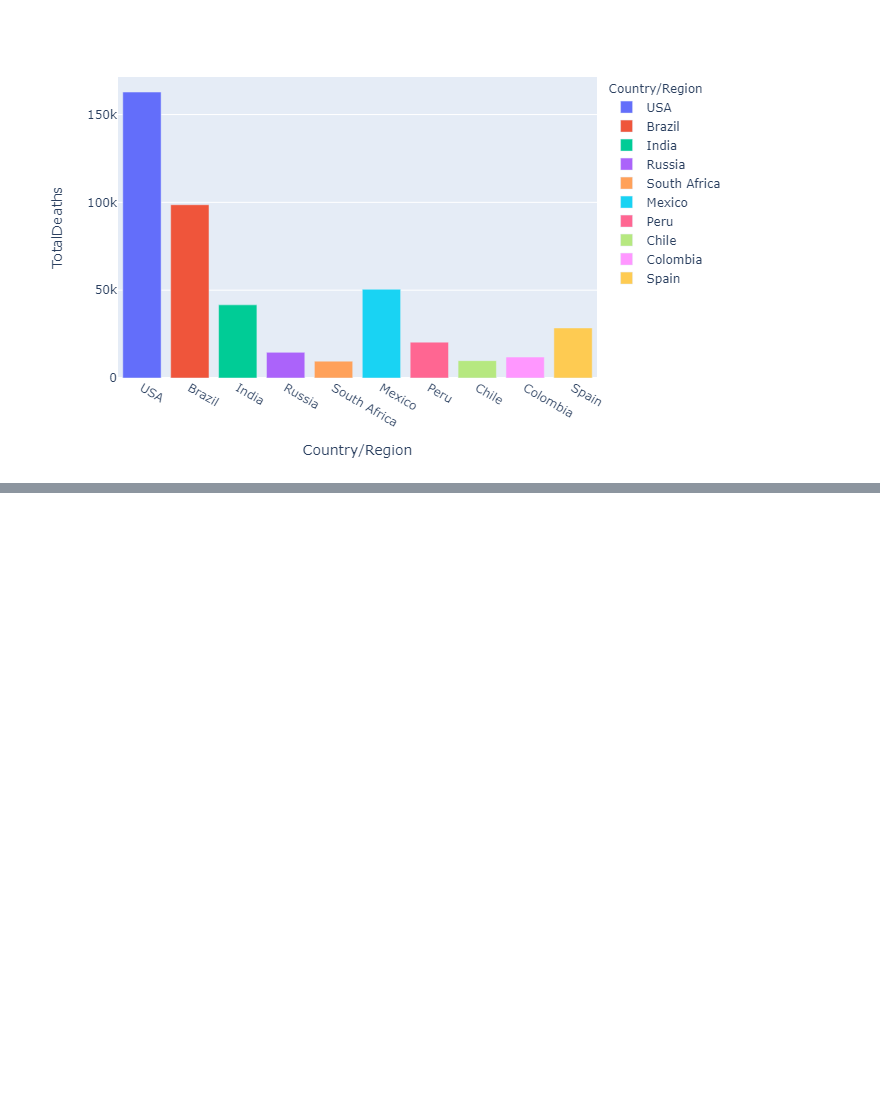
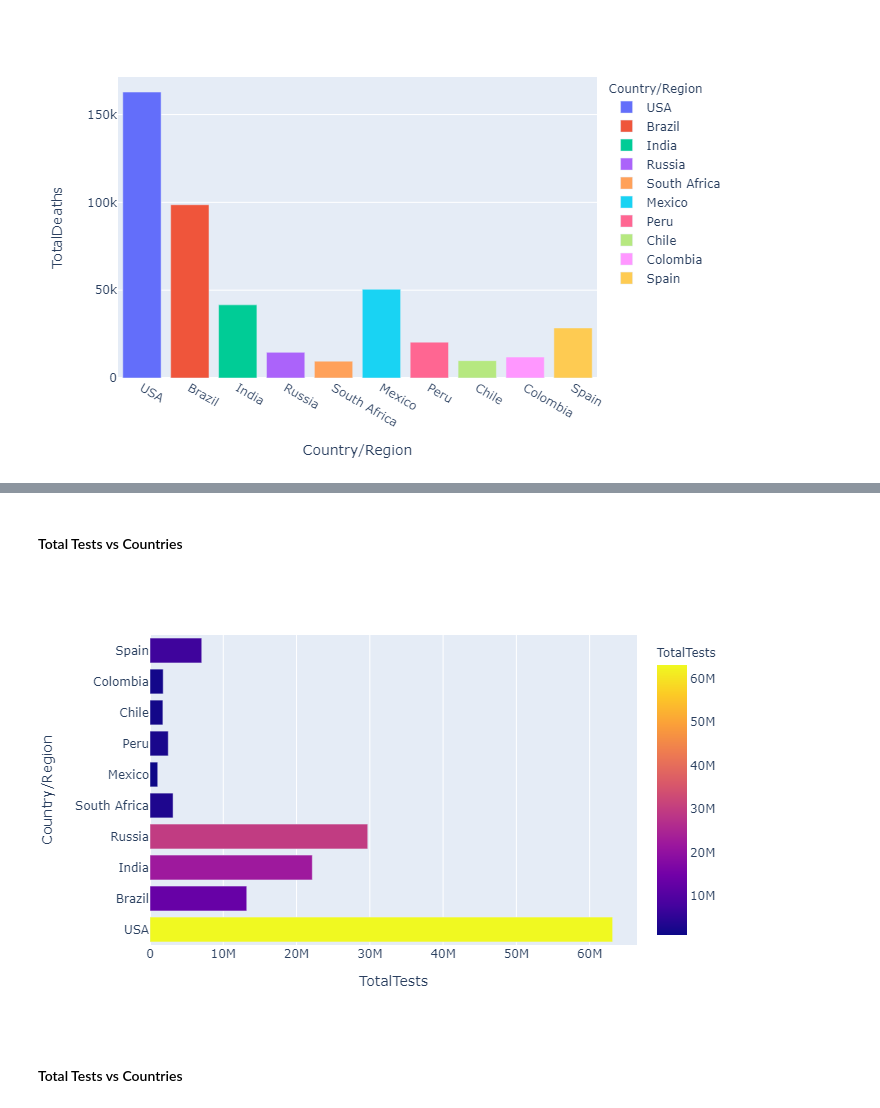
Before and after one commit to codebox100/COVID-19-Analysis, a Jupyter notebook: COVID-19_Viz.ipynb, the cells around one changed output, grey strips where cells are left out. Cells and saved outputs as stored; diff of their text form; code cells hidden in the pictures; blank space fills up the shorter version.

```diff
--- a/COVID-19_Viz.ipynb
+++ b/COVID-19_Viz.ipynb
@@ -83,0 +85,9 @@ fig2.show("png")
+# %% [markdown]
+#### Total Tests vs Countries
+# %%
+fig4 = px.bar(df1.head(10), x='TotalTests', y='Country/Region', color='TotalTests', orientation="h", height = 500, hover_data=['Country/Region', 'Continent'])
+fig4.show("png")
+# %% [output]
+[figure, added]
+# %% [markdown]
+#### Total Tests vs Countries
```
Also changed, not shown: parts of 4 cells of this notebook.
